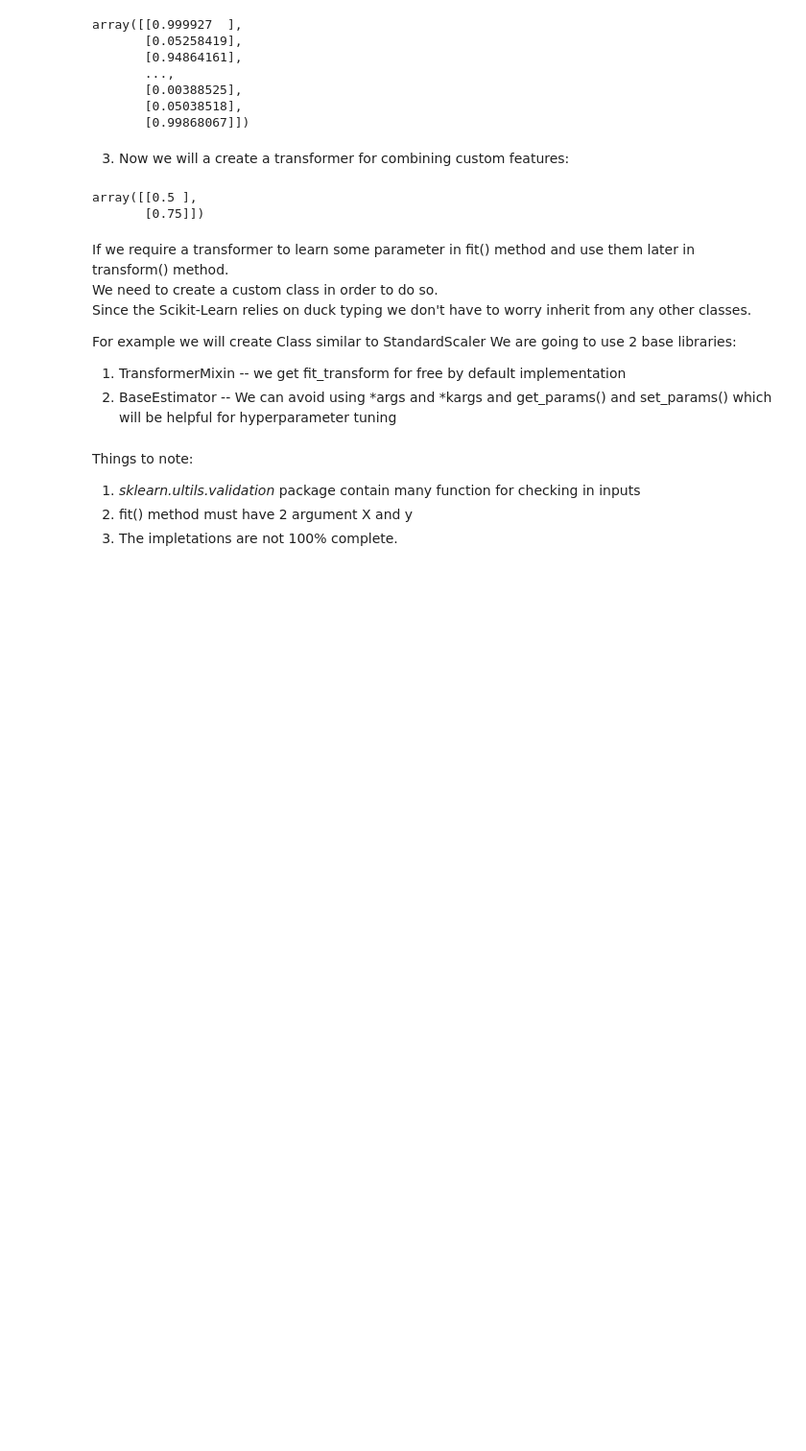
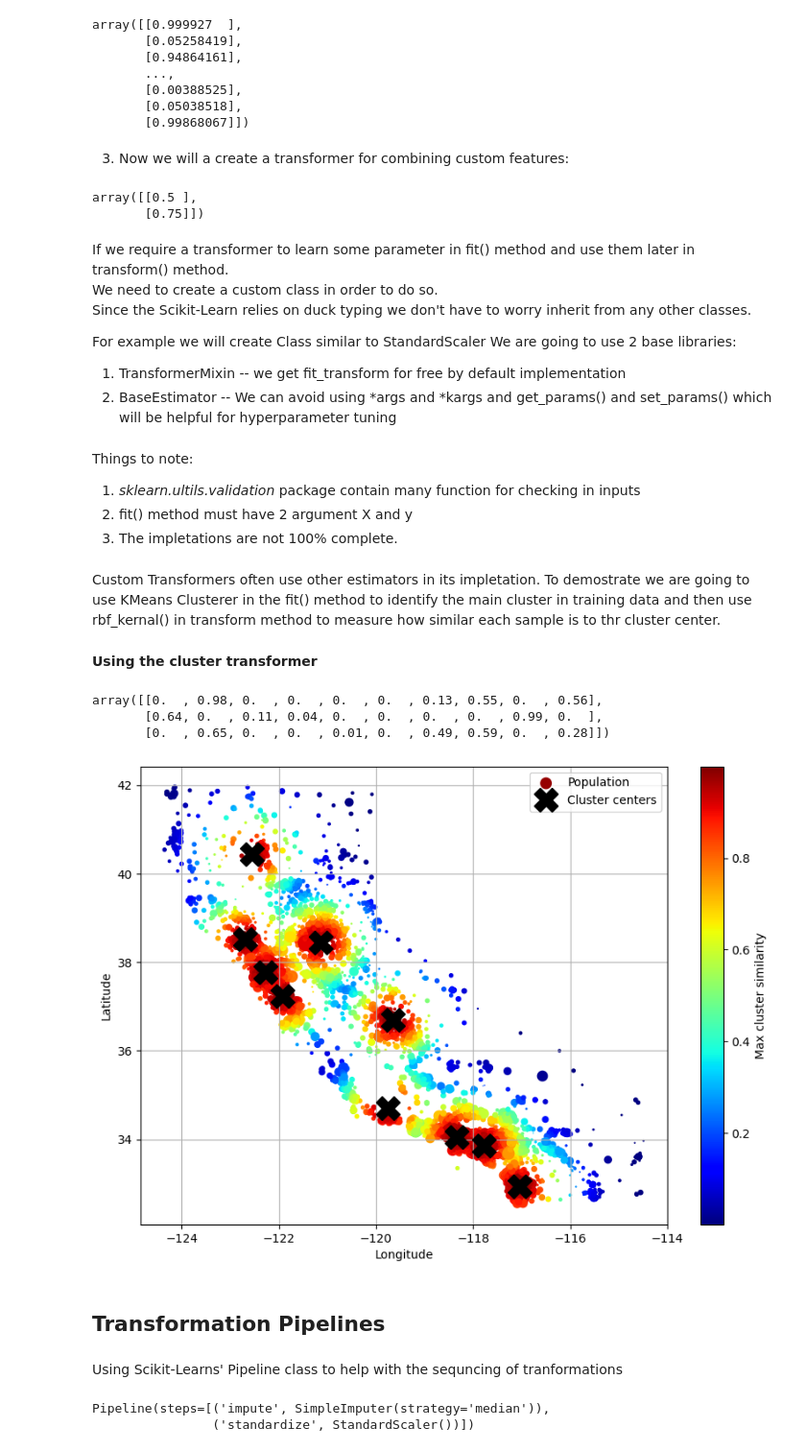
Before and after one commit to Aryan1Mahahjan/ML-Learning, a Jupyter notebook: ML learning/End_to_End_projects.ipynb, the cells around one changed output. Shown at 96% size. Drawn from its saved outputs; the diff is of its cells as text; code cells hidden in the pictures; blank space fills up the shorter version.

Commit message:
pipeline

```diff
--- a/ML learning/End_to_End_projects.ipynb
+++ b/ML learning/End_to_End_projects.ipynb
@@ -724,3 +719,59 @@ Things to note:
 1. *sklearn.ultils.validation* package contain many function for checking in inputs
 2. fit() method must have 2 argument X and y
 3. The impletations are not 100% complete.
+# %% [markdown]
+Custom Transformers often use other estimators in its impletation. To demostrate we are going to use KMeans Clusterer in the fit() method to identify the main cluster in training data and then use rbf_kernal() in transform method to measure how similar each sample is to thr cluster center.
+# %%
+from sklearn.cluster import KMeans
+class ClusterSimilarity(BaseEstimator,TransformerMixin):
+
+    def __init__(self,n_clusters = 10,gamma = 1.0, random_state = None):
+        self.n_clusters = n_clusters
+        self.gamma = gamma
+        self.random_state = random_state
+
+    def fit(self,X,y = None, sample_weight = None):
+        self.kmeans_ = KMeans(self.n_clusters,random_state = self.random_state)
+        self.kmeans_.fit(X, sample_weight = sample_weight)
+        return self
+
+    def transform(self,X):
+        return rbf_kernel(X,self.kmeans_.cluster_centers_, gamma = self.gamma)
+# %% [markdown]
+**Using the cluster transformer**
+# %%
+cluster_simil = ClusterSimilarity(n_clusters = 10,gamma = 1,random_state = 42)
+similarities  = cluster_simil.fit_transform(housing[["latitude","longitude"]], sample_weight = housing_labels)
+# %%
+similarities[:3].round(2)
+# %% [output]
+array([[0.  , 0.98, 0.  , 0.  , 0.  , 0.  , 0.13, 0.55, 0.  , 0.56],
+       [0.64, 0.  , 0.11, 0.04, 0.  , 0.  , 0.  , 0.  , 0.99, 0.  ],
+       [0.  , 0.65, 0.  , 0.  , 0.01, 0.  , 0.49, 0.59, 0.  , 0.28]])
+# %%
+# extra code – this cell generates Figure 2–19
+
+housing_renamed = housing.rename(columns={
+    "latitude": "Latitude", "longitude": "Longitude",
+    "population": "Population",
+    "median_house_value": "Median house value (ᴜsᴅ)"})
+housing_renamed["Max cluster similarity"] = similarities.max(axis=1)
+
+housing_renamed.plot(kind="scatter", x="Longitude", y="Latitude", grid=True,
+                     s=housing_renamed["Population"] / 100, label="Population",
+                     c="Max cluster similarity",
+                     cmap="jet", colorbar=True,
+                     legend=True, sharex=False, figsize=(10, 7))
+plt.plot(cluster_simil.kmeans_.cluster_centers_[:, 1],
+         cluster_simil.kmeans_.cluster_centers_[:, 0],
+         linestyle="", color="black", marker="X", markersize=20,
+         label="Cluster centers")
+plt.legend(loc="upper right")
+
+plt.show()
+# %% [output]
+[figure, added]
+# %% [markdown]
+## Transformation Pipelines
+# %% [markdown]
+Using Scikit-Learns' Pipeline class to help with the sequncing of tranformations
@@ -726,0 +785,8 @@ Things to note:
+# %%
+import sklearn
+
+sklearn.set_config(display = "diagram")
+num_pipeline
+# %% [output]
+Pipeline(steps=[('impute', SimpleImputer(strategy='median')),
+                ('standardize', StandardScaler())])
```
Also changed, not shown: parts of 16 cells of this notebook.
